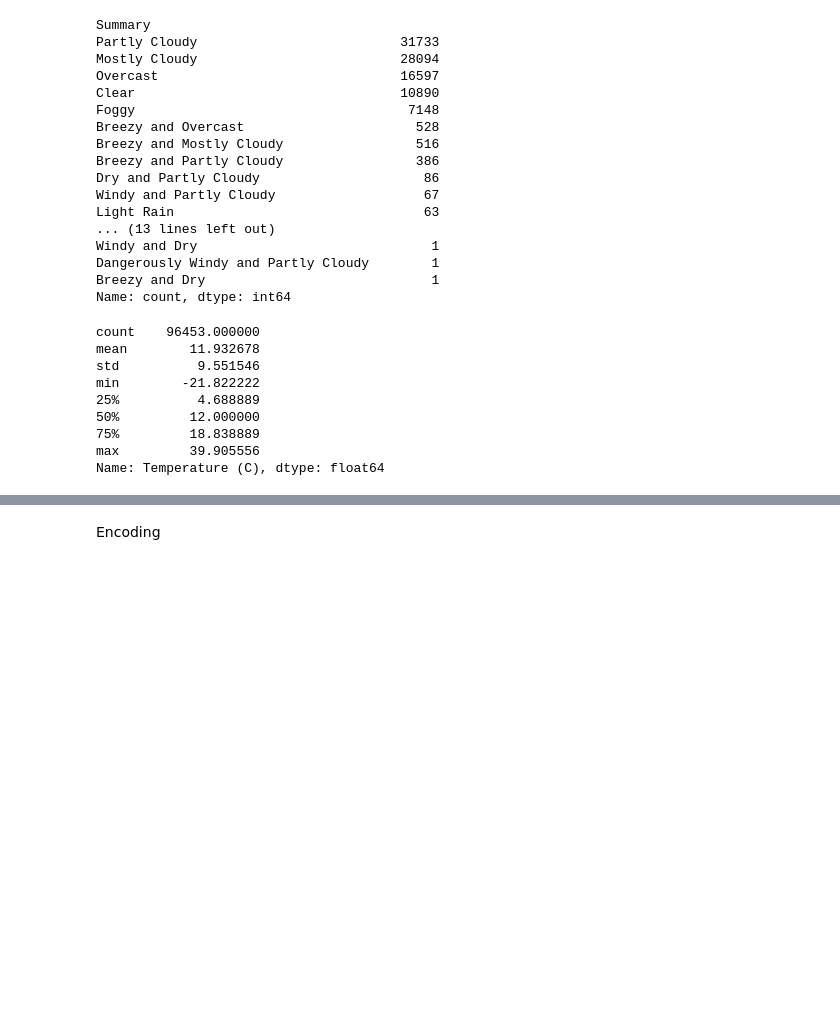
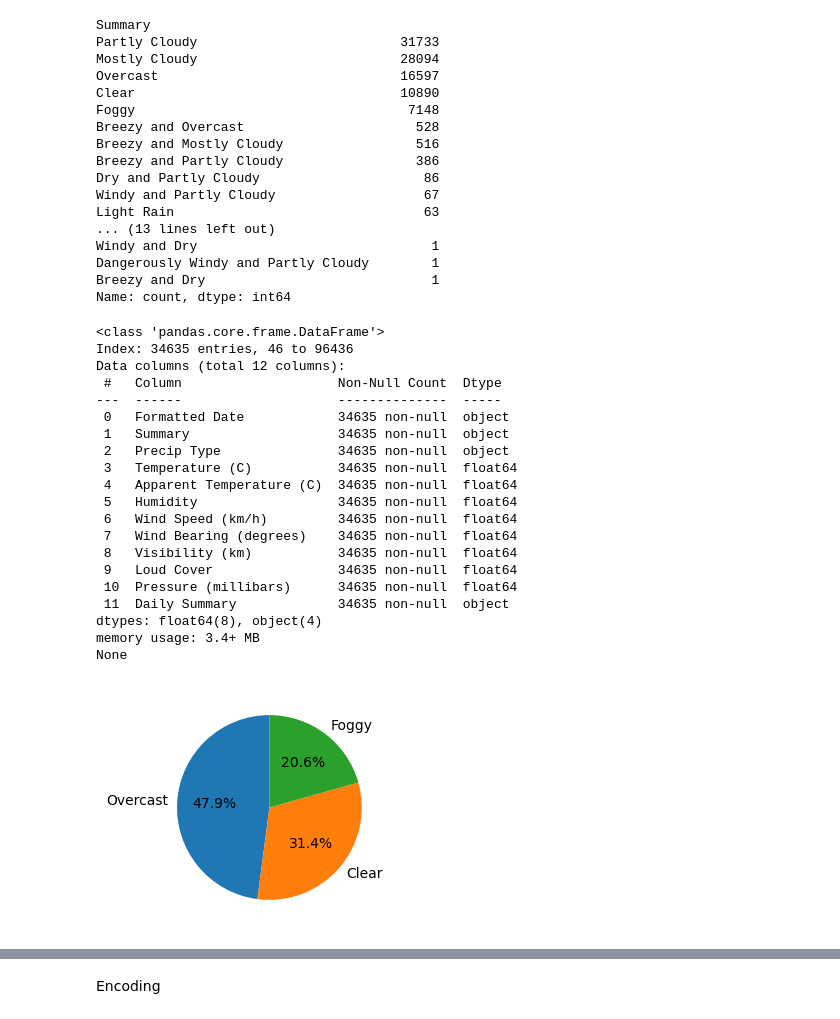
Before and after one commit to USMAN-FAIZYAB-KHAN/ML-CEP, a Jupyter notebook: CS22076.ipynb, the cells around one changed output, grey strips where cells are left out. Saved outputs shown, nothing was run; the diff lists cells and outputs as text; code cells hidden in the pictures; blank space fills up the shorter version.

```diff
--- a/CS22076.ipynb
+++ b/CS22076.ipynb
@@ -219,16 +232,39 @@ Windy and Dry                              1
 Dangerously Windy and Partly Cloudy        1
 Breezy and Dry                             1
 Name: count, dtype: int64
-# %%
-weather_dataset["Temperature (C)"].describe()
-# %% [output]
-count    96453.000000
-mean        11.932678
-std          9.551546
-min        -21.822222
-25%          4.688889
-50%         12.000000
-75%         18.838889
-max         39.905556
-Name: Temperature (C), dtype: float64
+# %%
+# For better performance of the model, we will use only three classes
+selected_classes = ['Overcast', 'Clear', 'Foggy']
+weather_dataset = weather_dataset[weather_dataset['Summary'].isin(selected_classes)]
+
+print(weather_dataset.info())
+
+# Display the distribution of the selected classes
+plt.figure(figsize=(5, 3))
+plt.pie(weather_dataset['Summary'].value_counts(), labels=weather_dataset['Summary'].value_counts().index, autopct='%1.1f%%', startangle=90)
+plt.show()
+
+# We selected Overcast, Clear, and Foggy as they are the most frequent and relatively balanced distinct weather conditions.
+# %% [output]
+<class 'pandas.core.frame.DataFrame'>
+Index: 34635 entries, 46 to 96436
+Data columns (total 12 columns):
+ #   Column                    Non-Null Count  Dtype
+---  ------                    --------------  -----
+ 0   Formatted Date            34635 non-null  object
+ 1   Summary                   34635 non-null  object
+ 2   Precip Type               34635 non-null  object
+ 3   Temperature (C)           34635 non-null  float64
+ 4   Apparent Temperature (C)  34635 non-null  float64
+ 5   Humidity                  34635 non-null  float64
+ 6   Wind Speed (km/h)         34635 non-null  float64
+ 7   Wind Bearing (degrees)    34635 non-null  float64
+ 8   Visibility (km)           34635 non-null  float64
+ 9   Loud Cover                34635 non-null  float64
+ 10  Pressure (millibars)      34635 non-null  float64
+ 11  Daily Summary             34635 non-null  object
+dtypes: float64(8), object(4)
+memory usage: 3.4+ MB
+None
+[figure, added]
 # %%
```
Also changed, not shown: parts of 20 cells of this notebook.
